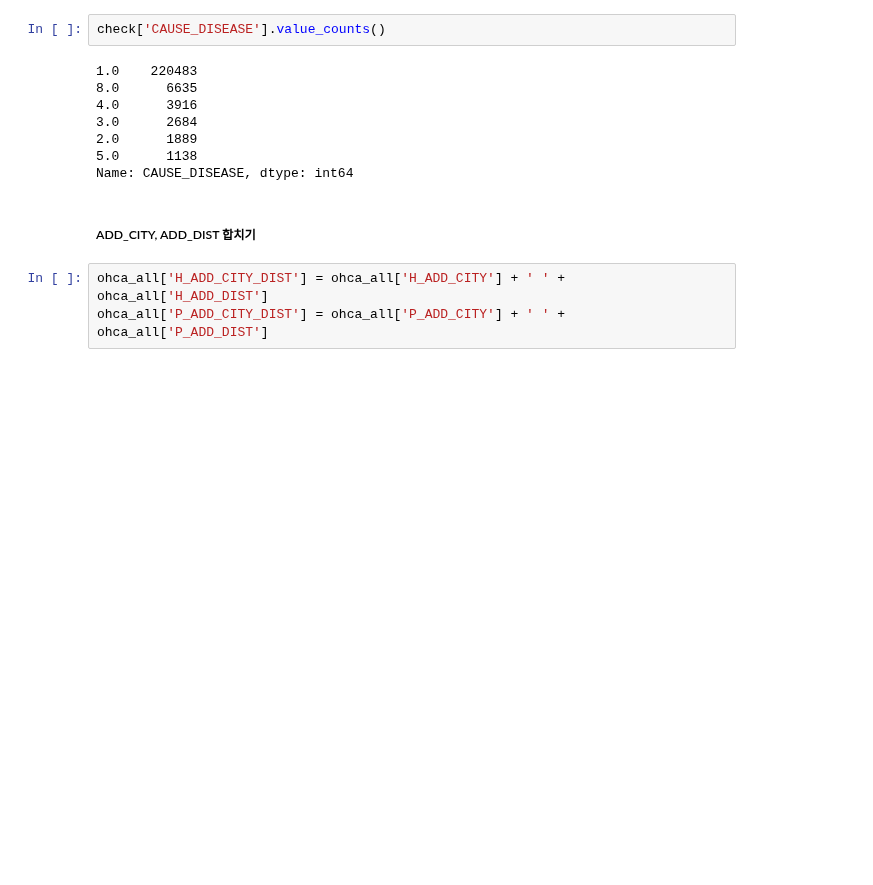
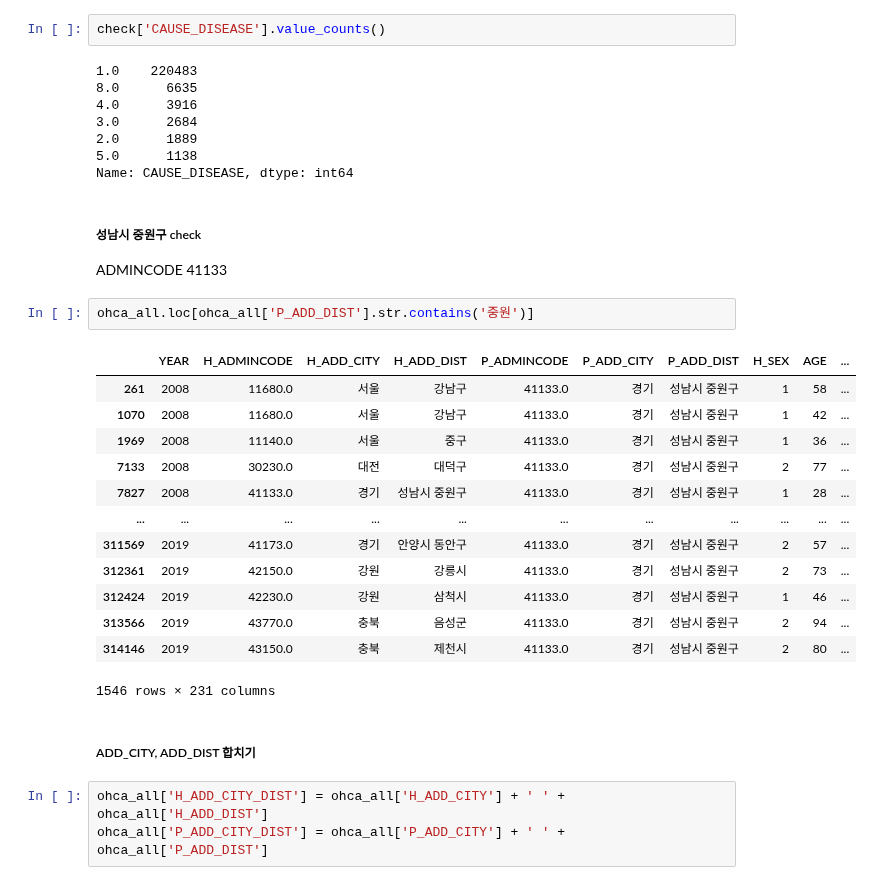
Before and after one commit to ZIO-KIM/SNUlab, a Jupyter notebook: OHCA_preprocess.ipynb, the cells around one changed output. Saved outputs shown, nothing was run; the diff lists cells and outputs as text; blank space fills up the shorter version.

```diff
--- a/OHCA_preprocess.ipynb
+++ b/OHCA_preprocess.ipynb
@@ -127,6 +127,25 @@ check['CAUSE_DISEASE'].value_counts()
 2.0      1889
 5.0      1138
 Name: CAUSE_DISEASE, dtype: int64
+# %% [markdown]
+##### 성남시 중원구 check
+ADMINCODE 41133
+# %%
+ohca_all.loc[ohca_all['P_ADD_DIST'].str.contains('중원')]
+# %% [output]
+|  | YEAR | H_ADMINCODE | H_ADD_CITY | H_ADD_DIST | P_ADMINCODE | P_ADD_CITY | P_ADD_DIST | H_SEX | AGE | ... |
+| 261 | 2008 | 11680.0 | 서울 | 강남구 | 41133.0 | 경기 | 성남시 중원구 | 1 | 58 | ... |
+| 1070 | 2008 | 11680.0 | 서울 | 강남구 | 41133.0 | 경기 | 성남시 중원구 | 1 | 42 | ... |
+| 1969 | 2008 | 11140.0 | 서울 | 중구 | 41133.0 | 경기 | 성남시 중원구 | 1 | 36 | ... |
+| 7133 | 2008 | 30230.0 | 대전 | 대덕구 | 41133.0 | 경기 | 성남시 중원구 | 2 | 77 | ... |
+| 7827 | 2008 | 41133.0 | 경기 | 성남시 중원구 | 41133.0 | 경기 | 성남시 중원구 | 1 | 28 | ... |
+| ... | ... | ... | ... | ... | ... | ... | ... | ... | ... | ... |
+| 311569 | 2019 | 41173.0 | 경기 | 안양시 동안구 | 41133.0 | 경기 | 성남시 중원구 | 2 | 57 | ... |
+| 312361 | 2019 | 42150.0 | 강원 | 강릉시 | 41133.0 | 경기 | 성남시 중원구 | 2 | 73 | ... |
+| 312424 | 2019 | 42230.0 | 강원 | 삼척시 | 41133.0 | 경기 | 성남시 중원구 | 1 | 46 | ... |
+| 313566 | 2019 | 43770.0 | 충북 | 음성군 | 41133.0 | 경기 | 성남시 중원구 | 2 | 94 | ... |
+| 314146 | 2019 | 43150.0 | 충북 | 제천시 | 41133.0 | 경기 | 성남시 중원구 | 2 | 80 | ... |
+1546 rows × 231 columns
 # %% [markdown]
 ##### ADD_CITY, ADD_DIST 합치기
 # %%
```
Also changed, not shown: parts of 93 cells of this notebook.
